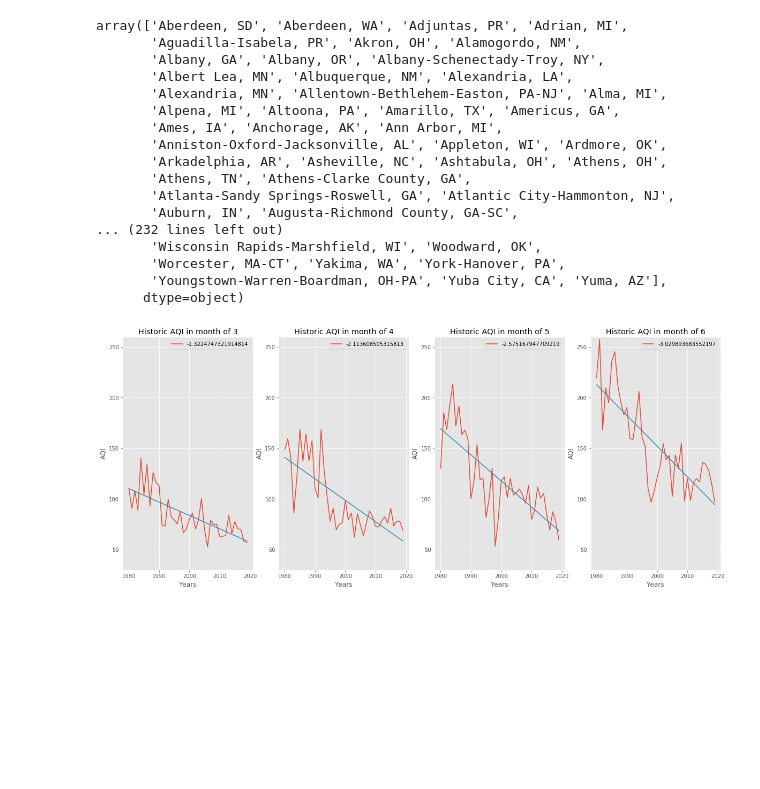
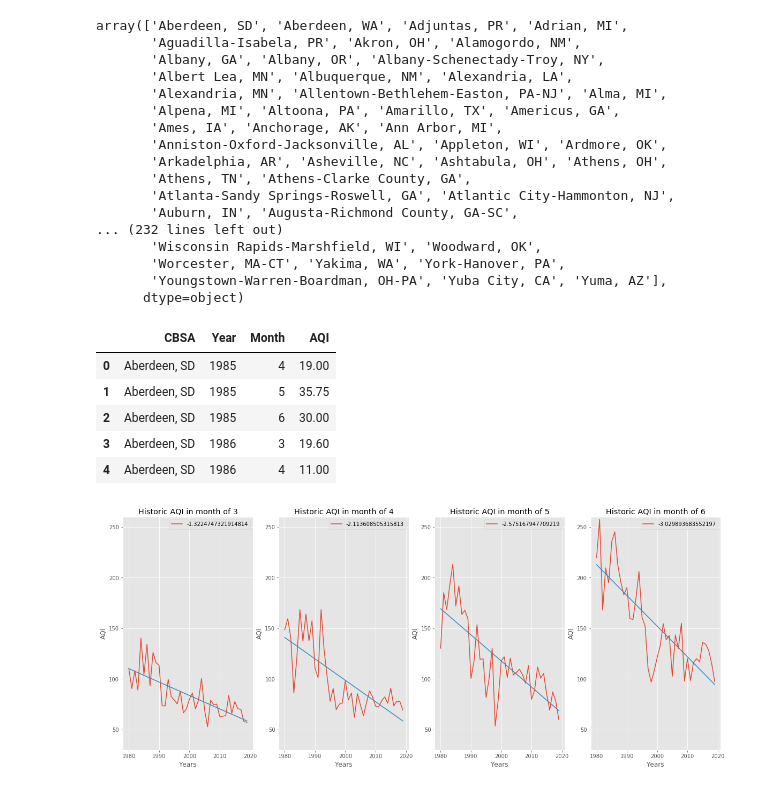
Before and after one commit to jmarkhei/BreathfreshCOVIDair, a Jupyter notebook: graphing7_22.ipynb, the cells around one changed output. Saved outputs shown, nothing was run; the diff lists cells and outputs as text; code cells hidden in the pictures; blank space fills up the shorter version.

```diff
--- a/graphing7_22.ipynb
+++ b/graphing7_22.ipynb
@@ -303,6 +303,15 @@ array(['Aberdeen, SD', 'Aberdeen, WA', 'Adjuntas, PR', 'Adrian, MI',
        'Worcester, MA-CT', 'Yakima, WA', 'York-Hanover, PA',
        'Youngstown-Warren-Boardman, OH-PA', 'Yuba City, CA', 'Yuma, AZ'],
       dtype=object)
+# %%
+historic_CBSA_groups.head()
+# %% [output]
+|  | CBSA | Year | Month | AQI |
+| 0 | Aberdeen, SD | 1985 | 4 | 19.00 |
+| 1 | Aberdeen, SD | 1985 | 5 | 35.75 |
+| 2 | Aberdeen, SD | 1985 | 6 | 30.00 |
+| 3 | Aberdeen, SD | 1986 | 3 | 19.60 |
+| 4 | Aberdeen, SD | 1986 | 4 | 11.00 |
 # %%
 fig, ax = plt.subplots(1, 4, figsize=(20, 8))
 for i, mymonth in enumerate(month_groups):
```
Also changed, not shown: parts of 6 cells of this notebook, 7 other files.
